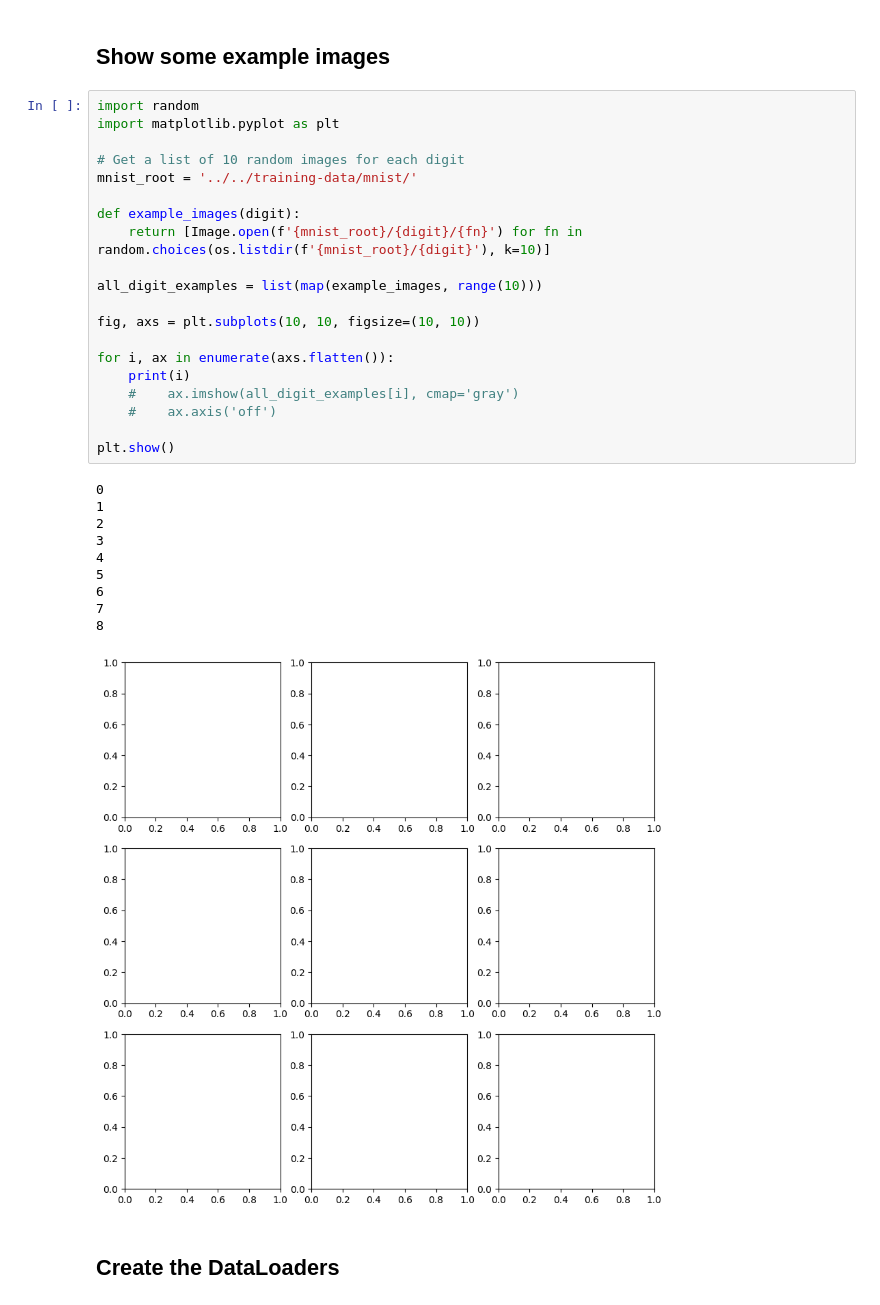
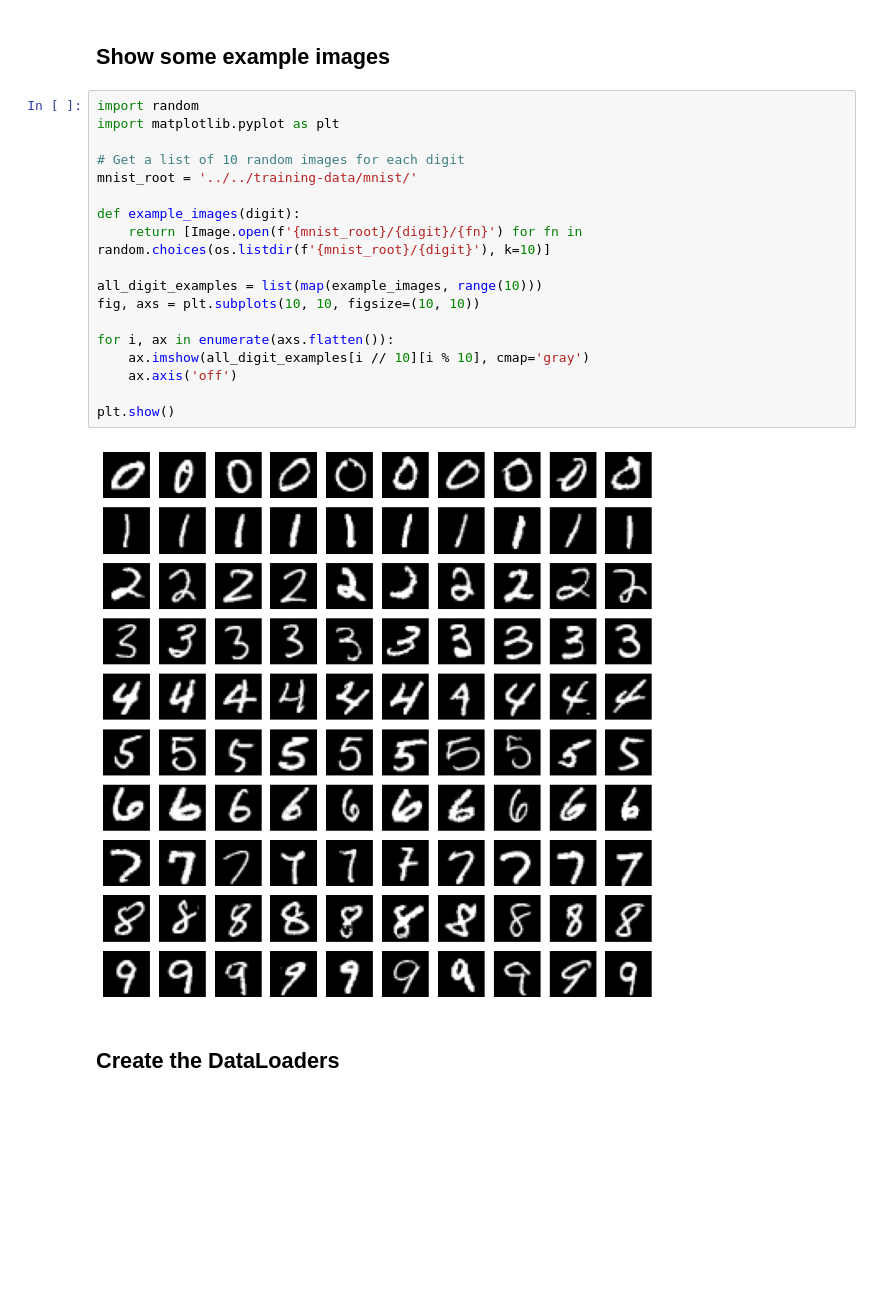
Before and after one commit to Anton-Tcholakov/fastai-playground, a Jupyter notebook: exercises/digit_recogniser/digit_recogniser.ipynb, the cells around one changed output. Saved outputs shown, nothing was run; the diff lists cells and outputs as text; blank space fills up the shorter version.

```diff
--- a/exercises/digit_recogniser/digit_recogniser.ipynb
+++ b/exercises/digit_recogniser/digit_recogniser.ipynb
@@ -47,34 +47,23 @@ for i in range(len(train_img)):
 # %%
 import random
 import matplotlib.pyplot as plt
 
 # Get a list of 10 random images for each digit
 mnist_root = '../../training-data/mnist/'
 
 def example_images(digit):
     return [Image.open(f'{mnist_root}/{digit}/{fn}') for fn in random.choices(os.listdir(f'{mnist_root}/{digit}'), k=10)]
 
 all_digit_examples = list(map(example_images, range(10)))
-
 fig, axs = plt.subplots(10, 10, figsize=(10, 10))
 
 for i, ax in enumerate(axs.flatten()):
-    print(i)
-    #    ax.imshow(all_digit_examples[i], cmap='gray')
-    #    ax.axis('off')
+    ax.imshow(all_digit_examples[i // 10][i % 10], cmap='gray')
+    ax.axis('off')
 
 plt.show()
 # %% [output]
-0
-1
-2
-3
-4
-5
-6
-7
-8
-[figure, old version]
+[figure, new version]
 # %% [markdown]
 ## Create the DataLoaders
 # %%
```
